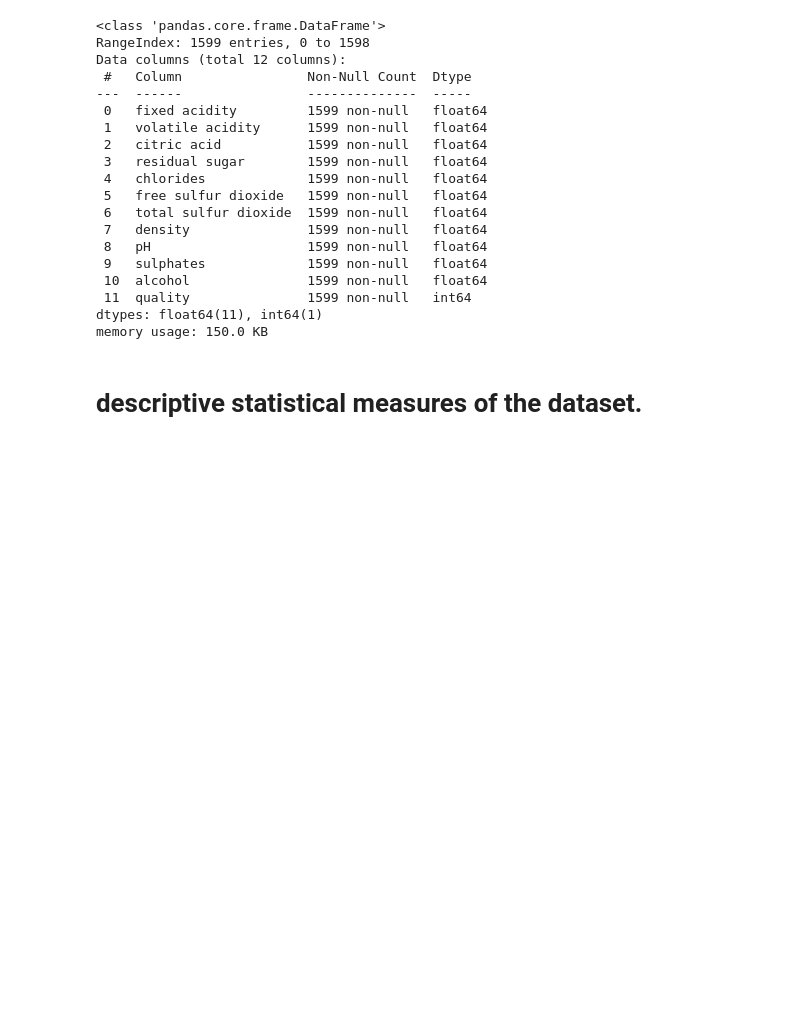
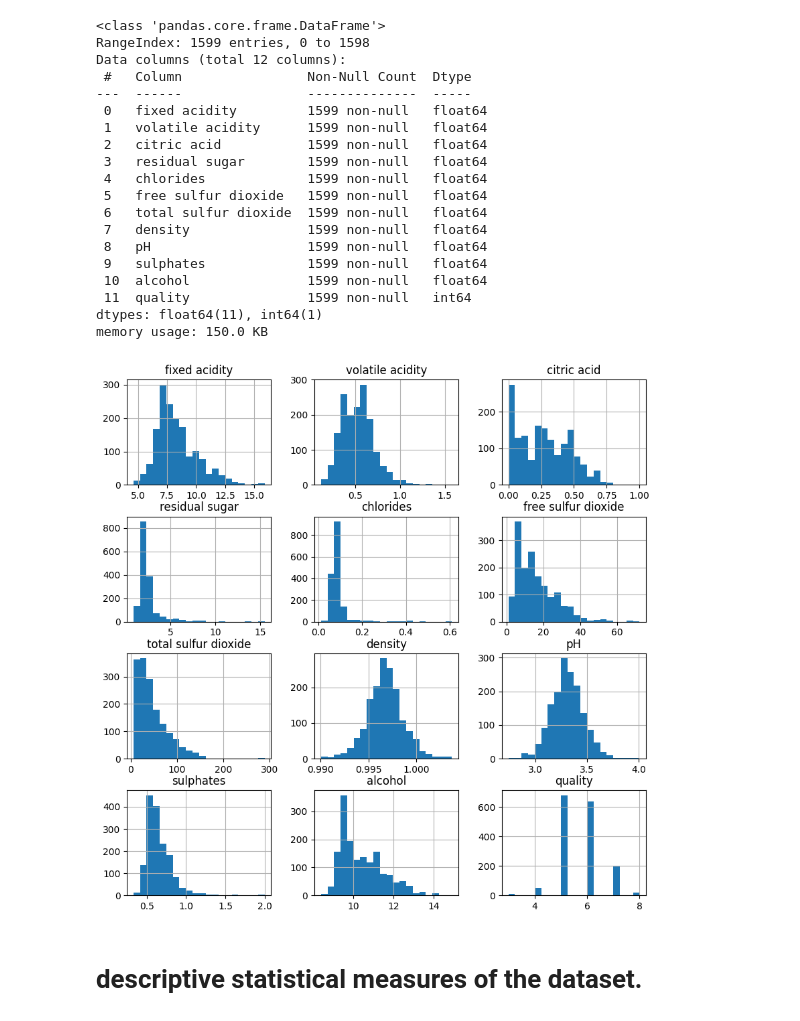
Before and after one commit to whalit/Wine-Quality-Dataset, a Jupyter notebook: RedWine.ipynb, the cells around one changed output. Drawn from its saved outputs; the diff is of its cells as text; code cells hidden in the pictures; blank space fills up the shorter version.

```diff
--- a/RedWine.ipynb
+++ b/RedWine.ipynb
@@ -54,6 +54,11 @@ Data columns (total 12 columns):
  11  quality               1599 non-null   int64
 dtypes: float64(11), int64(1)
 memory usage: 150.0 KB
+# %%
+redWine.hist(bins=20, figsize=(10, 10))
+plt.show()
+# %% [output]
+[figure, added]
 # %% [markdown]
 # descriptive statistical measures of the dataset.
 # %%
```
Also changed, not shown: parts of 1 cell of this notebook, 1 other file.
